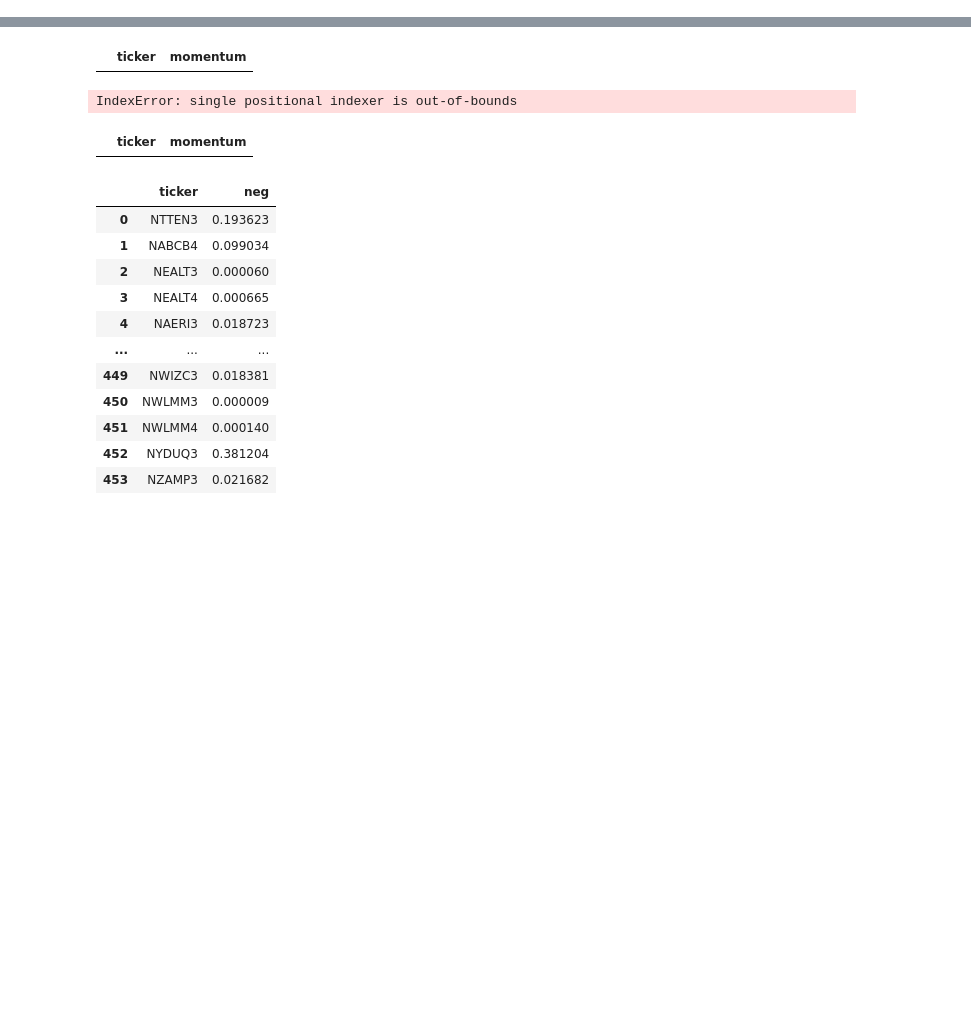
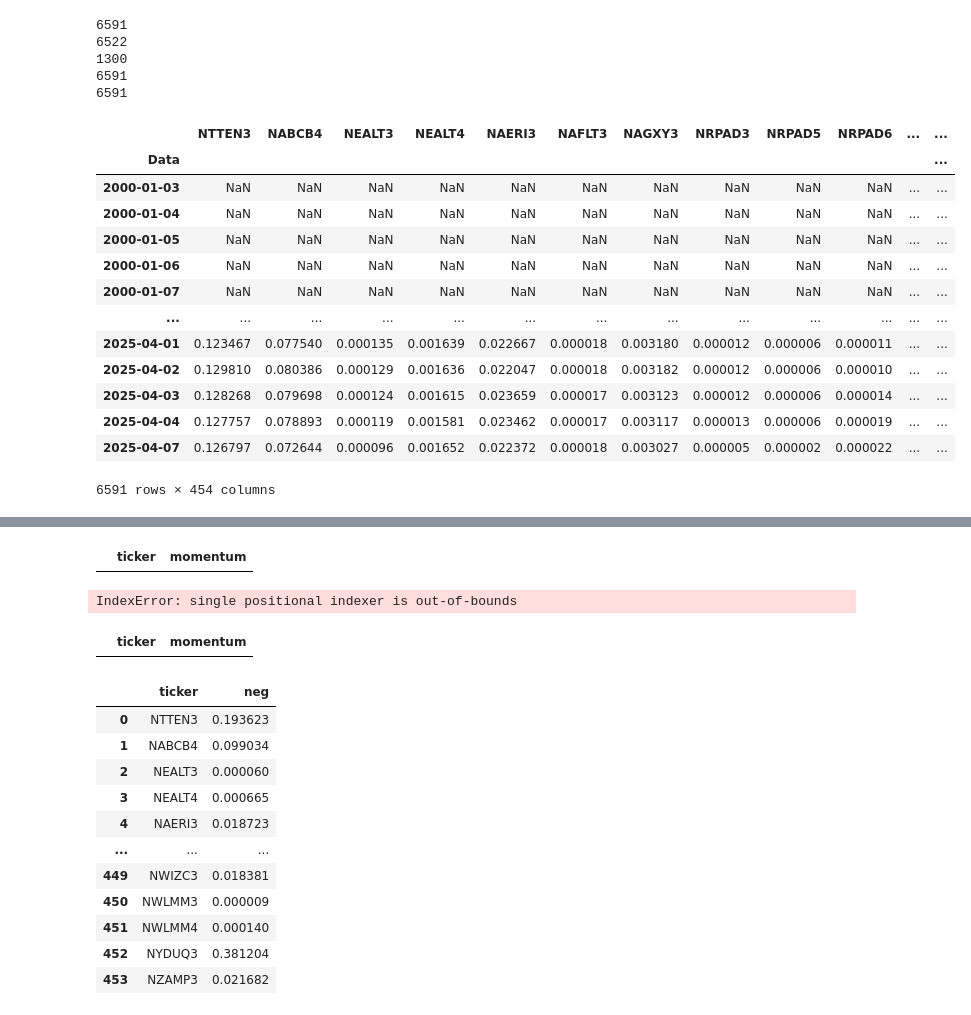
Before and after one commit to fefebiru/IQF-Grupo2, a Jupyter notebook: teste1.ipynb, the cells around one changed output, grey strips where cells are left out. Drawn from its saved outputs; the diff is of its cells as text; code cells hidden in the pictures; blank space fills up the shorter version.

```diff
--- a/teste1.ipynb
+++ b/teste1.ipynb
@@ -26,7 +33,29 @@ closing_price = closing_price.set_index("Data")
 # %%
-dados_ineg = pd.read_excel('ineg_limpo (1).xlsx')
-dados_ineg['Data'] = pd.to_datetime(dados_ineg['Data'])
-dados_ineg = dados_ineg.set_index('Data')
+dados_ineg1 = pd.read_excel('ineg_limpo (1).xlsx')
+dados_ineg1['Data'] = pd.to_datetime(dados_ineg1['Data'])
+dados_ineg1 = dados_ineg1.set_index('Data')
+# %%
+initial_date = pd.Timestamp(dt.datetime(2000,1,1))
+final_date =pd.Timestamp(dt.datetime(2025,4,7))
+
+
+low_size2 = low_size1[(low_size1.index >= initial_date) & (low_size1.index <=final_date)]
+closing_price2 = closing_price1[(closing_price1.index >= initial_date) & (closing_price1.index <=final_date)]
+quality2 = quality1[(quality1.index >= initial_date) & (quality1.index <=final_date)]
+value2 = value1[(value1.index >= initial_date) & (value1.index <=final_date)]
+dados_ineg2 = dados_ineg1[(dados_ineg1.index >= initial_date) & (dados_ineg1.index <=final_date)]
+
+print(len(low_size2))
+print(len(quality2))
+print(len(value2))
+print(len(closing_price2))
+print(len(dados_ineg2))
+# %% [output]
+6591
+6522
+1300
+6591
+6591
 # %%
 initial_date = pd.Timestamp(dt.datetime(2000,1,1))
 # Força o índice para datetime corretamente
@@ -56,6 +89,29 @@ lookback_value = 3  #  3 mes
 lookback_ibx = 3  #  3 mes
 
 rebal_time = 1  #  1 mes --> unico para toda a carteira
+# %%
+closing_price = closing_price2.copy()
+value = value2.copy()
+low_size = low_size2.copy()
+quality = quality2.copy()
+dados_ineg = dados_ineg2.copy()
+# %%
+dados_ineg
+# %% [output]
+|  | NTTEN3 | NABCB4 | NEALT3 | NEALT4 | NAERI3 | NAFLT3 | NAGXY3 | NRPAD3 | NRPAD5 | NRPAD6 | ... | ... |
+| Data |  |  |  |  |  |  |  |  |  |  |  | ... |
+| 2000-01-03 | NaN | NaN | NaN | NaN | NaN | NaN | NaN | NaN | NaN | NaN | ... | ... |
+| 2000-01-04 | NaN | NaN | NaN | NaN | NaN | NaN | NaN | NaN | NaN | NaN | ... | ... |
+| 2000-01-05 | NaN | NaN | NaN | NaN | NaN | NaN | NaN | NaN | NaN | NaN | ... | ... |
+| 2000-01-06 | NaN | NaN | NaN | NaN | NaN | NaN | NaN | NaN | NaN | NaN | ... | ... |
+| 2000-01-07 | NaN | NaN | NaN | NaN | NaN | NaN | NaN | NaN | NaN | NaN | ... | ... |
+| ... | ... | ... | ... | ... | ... | ... | ... | ... | ... | ... | ... | ... |
+| 2025-04-01 | 0.123467 | 0.077540 | 0.000135 | 0.001639 | 0.022667 | 0.000018 | 0.003180 | 0.000012 | 0.000006 | 0.000011 | ... | ... |
+| 2025-04-02 | 0.129810 | 0.080386 | 0.000129 | 0.001636 | 0.022047 | 0.000018 | 0.003182 | 0.000012 | 0.000006 | 0.000010 | ... | ... |
+| 2025-04-03 | 0.128268 | 0.079698 | 0.000124 | 0.001615 | 0.023659 | 0.000017 | 0.003123 | 0.000012 | 0.000006 | 0.000014 | ... | ... |
+| 2025-04-04 | 0.127757 | 0.078893 | 0.000119 | 0.001581 | 0.023462 | 0.000017 | 0.003117 | 0.000013 | 0.000006 | 0.000019 | ... | ... |
+| 2025-04-07 | 0.126797 | 0.072644 | 0.000096 | 0.001652 | 0.022372 | 0.000018 | 0.003027 | 0.000005 | 0.000002 | 0.000022 | ... | ... |
+6591 rows × 454 columns
 # %%
 dados_ineg = dados_ineg.dropna(axis=1, how='all')
 
```
Also changed, not shown: parts of 4 cells of this notebook, 1 other file.
